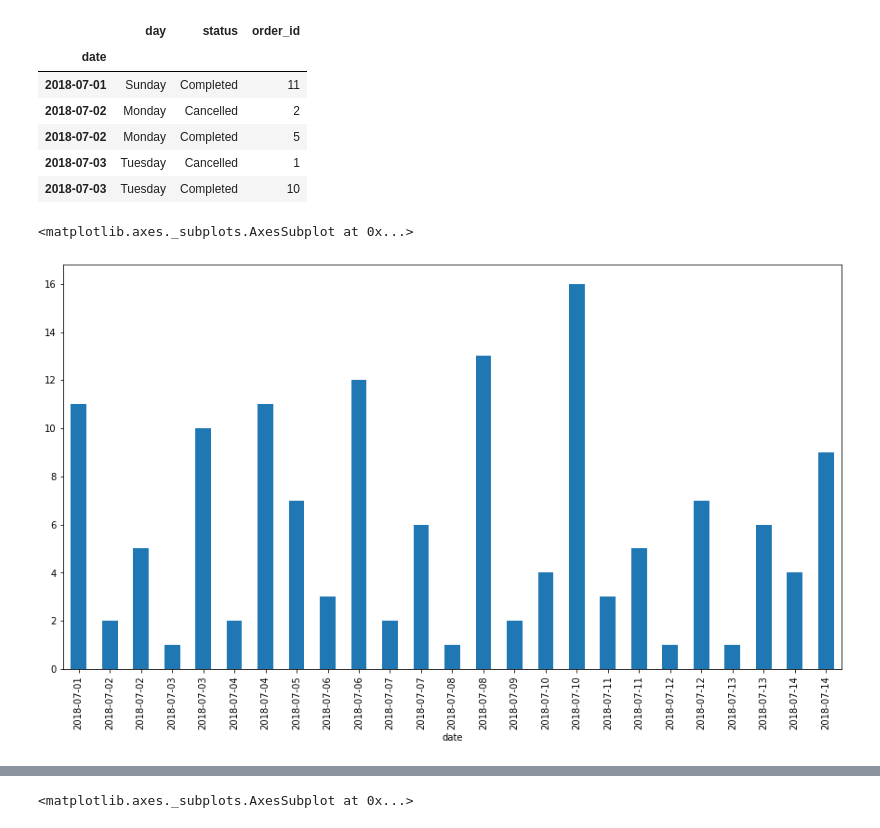
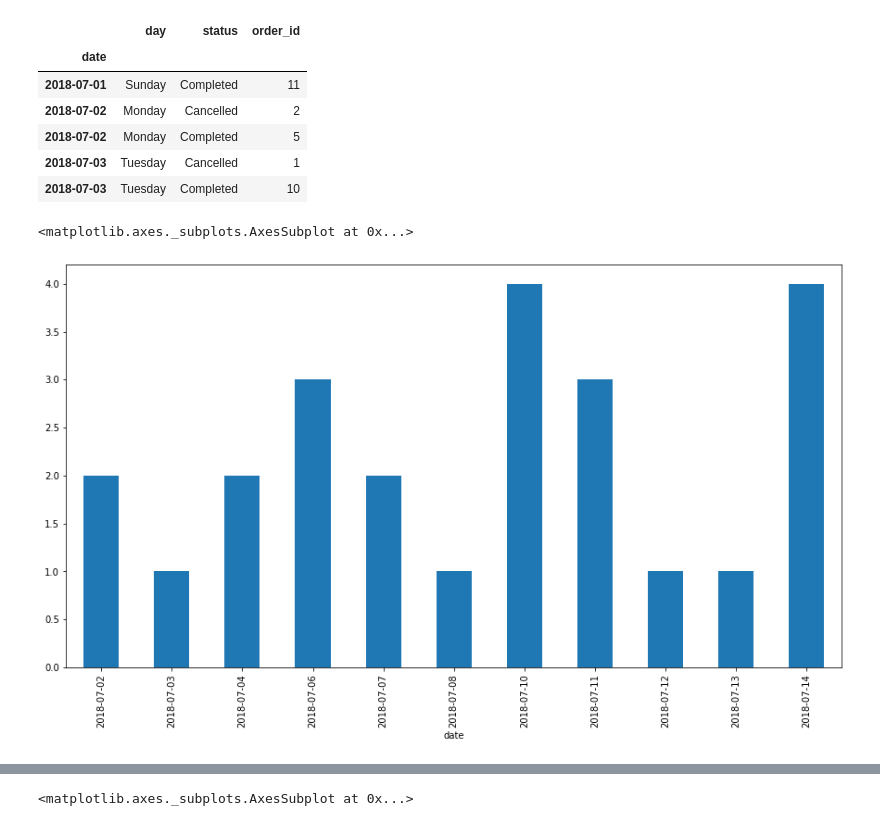
Before and after one commit to alamhanz/pandas_journey, a Jupyter notebook: notebooks/10_Visualization.ipynb, the cells around one changed output, grey strips where cells are left out. Drawn from its saved outputs; the diff is of its cells as text; code cells hidden in the pictures.

```diff
--- a/notebooks/10_Visualization.ipynb
+++ b/notebooks/10_Visualization.ipynb
@@ -151,7 +192,8 @@ trx_cnt4.head()
 | 2018-07-03 | Tuesday | Cancelled | 1 |
 | 2018-07-03 | Tuesday | Completed | 10 |
 # %%
-trx_cnt4['order_id'].plot(kind = 'bar', figsize = (15,8))
+trx_cnt4[trx_cnt4.status == 'Cancelled']['order_id'].plot(kind = 'bar', figsize = (15,8))
+# trx_cnt4['order_id'].sort_values().plot(kind = 'bar', figsize = (15,8))
 # %% [output]
 <matplotlib.axes._subplots.AxesSubplot at 0x...>
-[figure, old version]
+[figure, new version]
```
Also changed, not shown: parts of 30 cells of this notebook, 17 other files.
